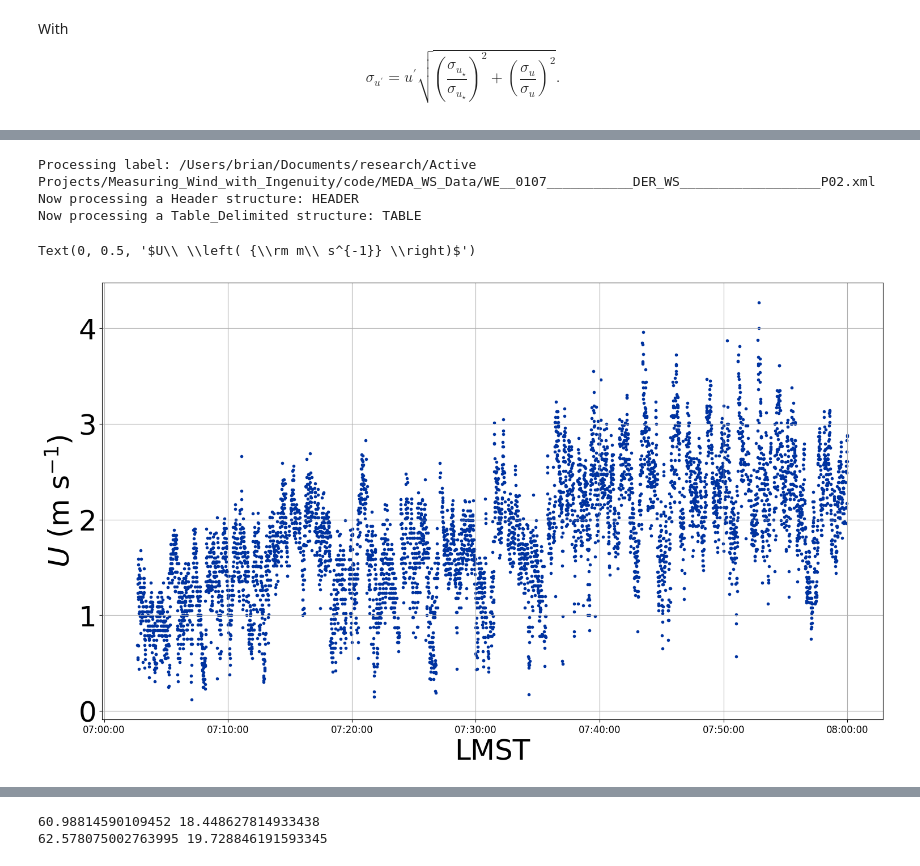
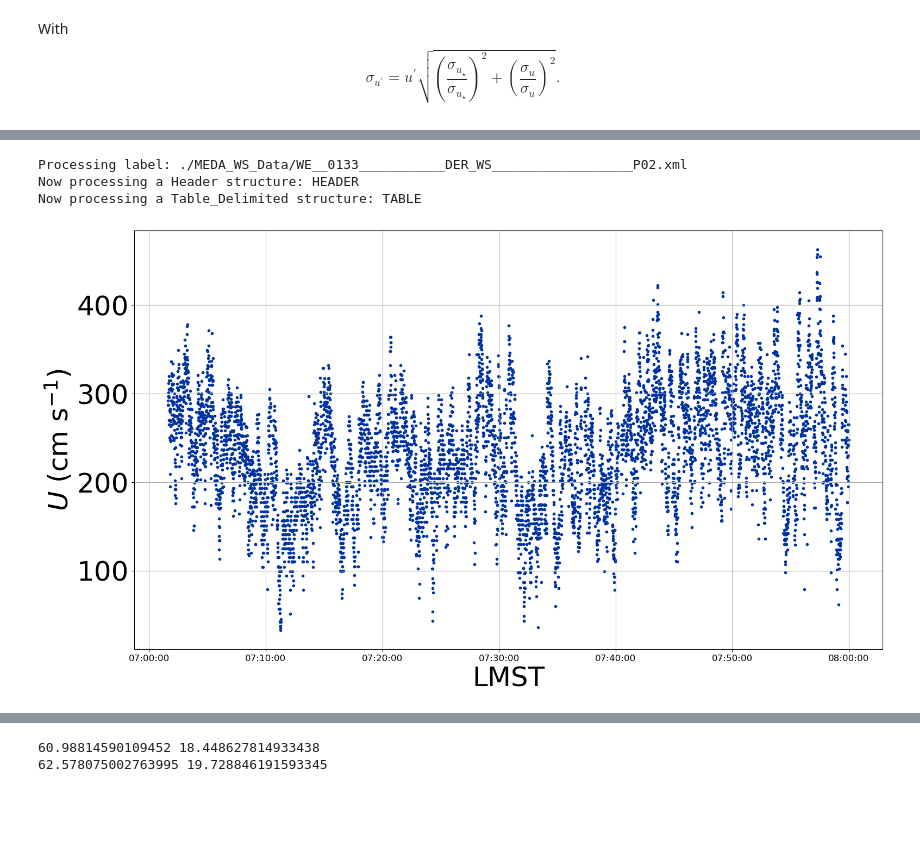
Before and after one commit to BoiseStatePlanetary/Measuring_Wind_with_Ingenuity, a Jupyter notebook: code/Trying to optimize fitting.ipynb, the cells around one changed output, grey strips where cells are left out. Cells and saved outputs as stored; diff of their text form; code cells hidden in the pictures; blank space fills up the shorter version.

Commit message:
Prepped figures for Golombek

```diff
--- a/code/Trying to optimize fitting.ipynb
+++ b/code/Trying to optimize fitting.ipynb
@@ -39,32 +36,34 @@ The autoreload extension is already loaded. To reload it, use:
 # %%
 # WS_file = '/Users/brian/Documents/research/Active Projects/Measuring_Wind_with_Ingenuity/code/WE__0133___________DER_WS__________________P01.xml'
-which_sol = "0107"
-path = '/Users/brian/Documents/research/Active Projects/Measuring_Wind_with_Ingenuity/code/MEDA_WS_Data/'
+which_sol = "0133"
+path = './MEDA_WS_Data/'
 WS_file = path + 'WE__%s___________DER_WS__________________P02.xml' % (which_sol)
 
-time, wind = retrieve_time_wind(WS_file, start_time=datetime(1900, 1, 1, 9, 0, 0), end_time=datetime(1900, 1, 1, 10, 0, 0))
+# time, wind = retrieve_time_wind(WS_file, start_time=datetime(1900, 1, 1, 9, 0, 0), end_time=datetime(1900, 1, 1, 10, 0, 0))
+time, wind = retrieve_time_wind(WS_file)
 wind *= 100. # Convert to cm/s
 # %% [output]
-Processing label: /Users/brian/Documents/research/Active Projects/Measuring_Wind_with_Ingenuity/code/MEDA_WS_Data/WE__0107___________DER_WS__________________P02.xml
+Processing label: ./MEDA_WS_Data/WE__0133___________DER_WS__________________P02.xml
 Now processing a Header structure: HEADER
 Now processing a Table_Delimited structure: TABLE
 # %%
 fig = plt.figure(figsize=(10*aspect_ratio, 10))
 ax = fig.add_subplot(111)
 
 ax.scatter(time, wind, marker='.', color=BoiseState_blue)
 
 xfmt = md.DateFormatter('%H:%M:%S')
 ax.xaxis.set_major_formatter(xfmt)
 ax.grid(True)
 ax.tick_params(axis="x", labelsize=12)
 ax.tick_params(axis="y", labelsize=36)
 ax.set_xlabel("LMST", fontsize=36)
-ax.set_ylabel(r'$U\ \left( {\rm m\ s^{-1}} \right)$', fontsize=36)
+ax.set_ylabel(r'$U\ \left( {\rm cm\ s^{-1}} \right)$', fontsize=36)
 # ax.set_xlim([start_time, end_time])
+
+fig.savefig("Sol133_Windspeeds_7-8.jpg", dpi=300, bbox_inches="tight")
 # %% [output]
-Text(0, 0.5, '$U\\ \\left( {\\rm m\\ s^{-1}} \\right)$')
-[figure, old version]
+[figure, new version]
 # %%
 def calc_delta_u(u):
     # Assumes u is sorted in ascending order
```
Also changed, not shown: parts of 2 cells of this notebook, 7 other files.
